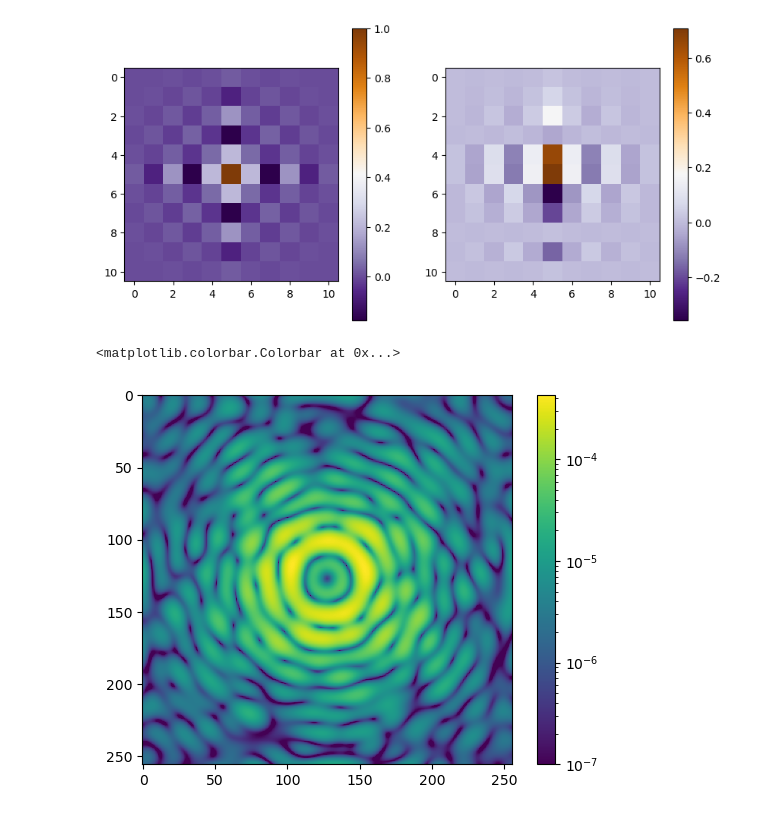
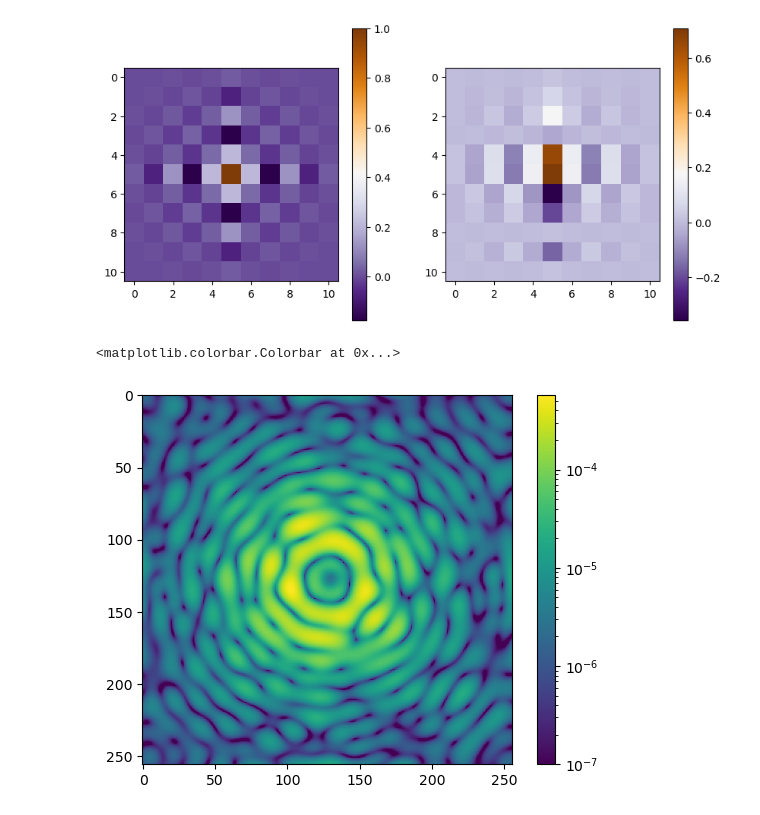
Before and after one commit to Jashcraf/poi, a Jupyter notebook: demo_keck_iefc.ipynb, the cells around one changed output. Cells and saved outputs as stored; diff of their text form; code cells hidden in the pictures.

```diff
--- a/demo_keck_iefc.ipynb
+++ b/demo_keck_iefc.ipynb
@@ -221,7 +216,10 @@ plt.show()
 [figure]
 # %%
 def fwd(pupil_wfe=np.ones_like(wvfnt), include_fpm=True):
-    focal = focus_fixed_sampling(wvfnt * pupil_wfe * A,
+
+    wfe = np.exp(1j * 2 * np.pi / WVL * pupil_wfe)
+
+    focal = focus_fixed_sampling(wvfnt * wfe * A,
                                 input_dx=Dpup / wvfnt.shape[0], # mm pupil
                                 prop_dist=EFL, # mm focal length
                                 wavelength=WVL, # microns
@@ -247,16 +245,18 @@ def fwd(pupil_wfe=np.ones_like(wvfnt), include_fpm=True):
                                 output_dx=dx_img, # microns
                                 output_samples=wvfnt.shape[0])
 
+    focal = np.abs(focal)**2
+
     return focal
 # %%
-ref_contrast = np.abs(fwd(include_fpm=False))**2
+ref_contrast = fwd(include_fpm=False)
 ref_contrast = ref_contrast.max()
 
-plt.imshow((np.abs(fwd())**2 / ref_contrast), norm=LogNorm(vmin=1e-7))
+plt.imshow(fwd() / ref_contrast, norm=LogNorm(vmin=1e-7))
 plt.colorbar()
 # %% [output]
 <matplotlib.colorbar.Colorbar at 0x...>
-[figure, old version]
+[figure, new version]
 # %%
 from poi.efc import iEFC
 
```
Also changed, not shown: parts of 10 cells of this notebook, 3 other files.
